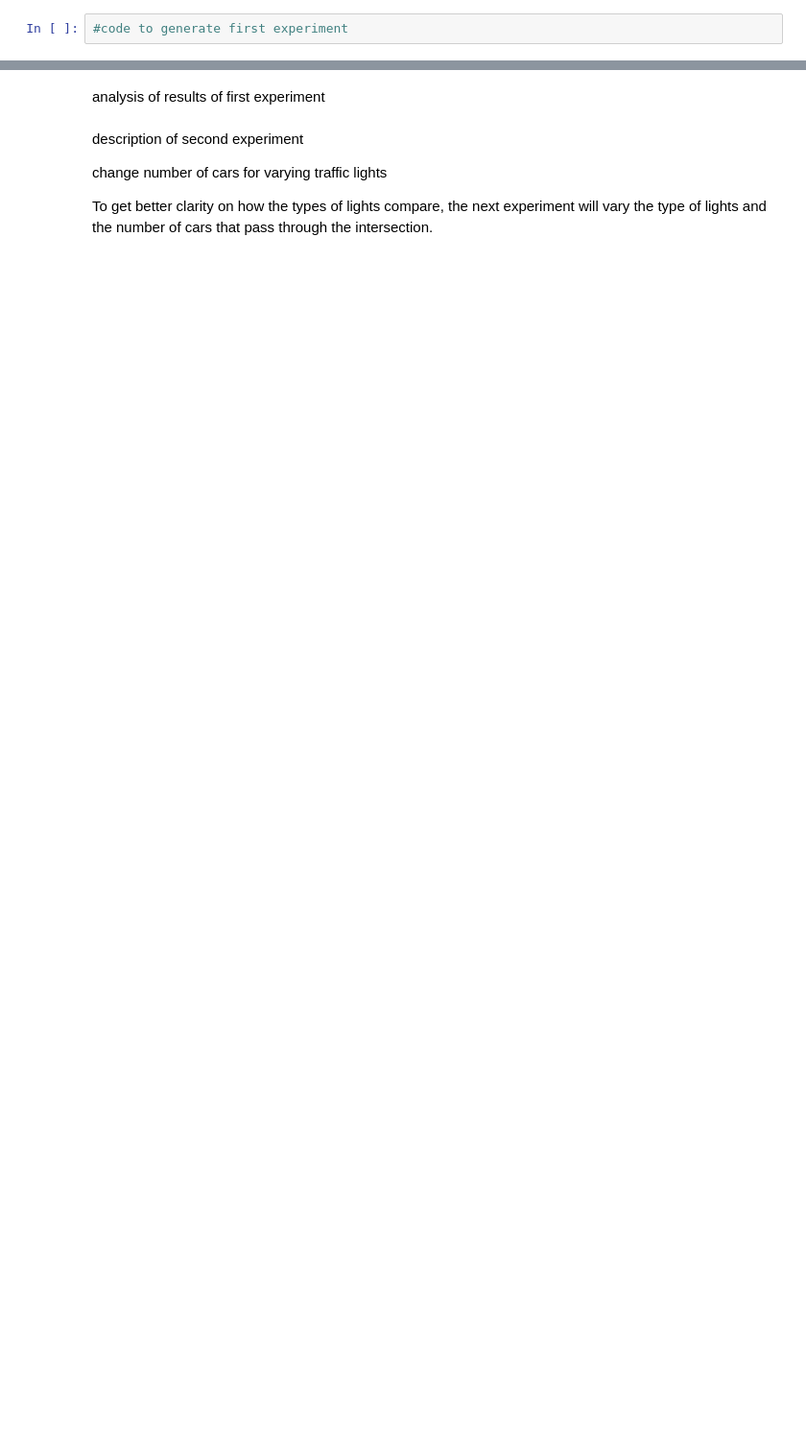
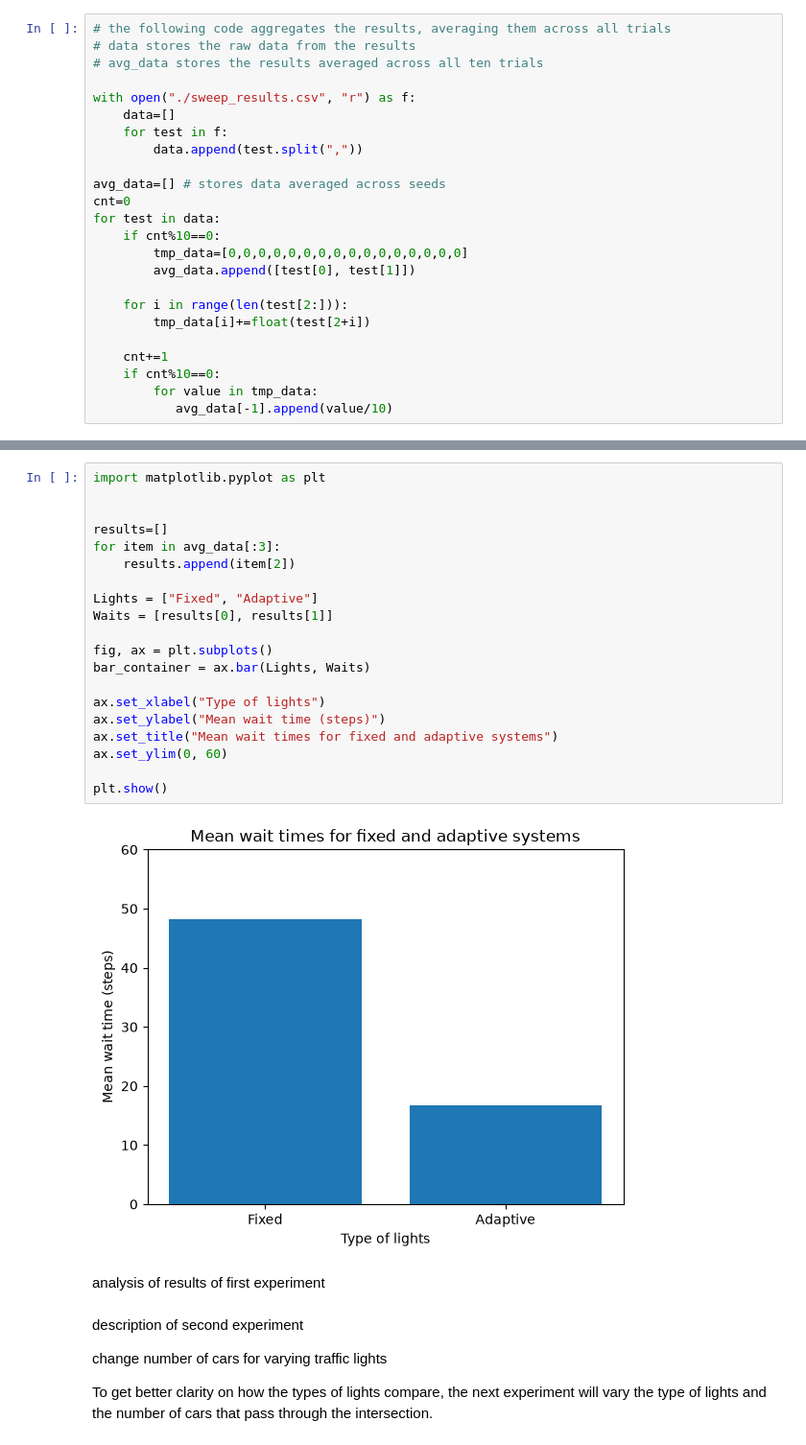
Before and after one commit to phattydumpling/CITS4403-Project, a Jupyter notebook: notebooks/Results/Analysis.ipynb, the cells around one changed output, grey strips where cells are left out. Shown at 96% size. Saved outputs shown, nothing was run; the diff lists cells and outputs as text; blank space fills up the shorter version.

Commit message:
added some experiments and graphs to analysis jupyter file. adjusted experiments and intersection files to accomodate.

```diff
--- a/notebooks/Results/Analysis.ipynb
+++ b/notebooks/Results/Analysis.ipynb
@@ -13,2 +9,24 @@ Our first experiment is a very basic one. Every variable will remain constant, e
 # %%
-#code to generate first experiment
+# the following code aggregates the results, averaging them across all trials
+# data stores the raw data from the results
+# avg_data stores the results averaged across all ten trials
+
+with open("./sweep_results.csv", "r") as f:
+    data=[]
+    for test in f:
+        data.append(test.split(","))
+
+avg_data=[] # stores data averaged across seeds
+cnt=0
+for test in data:
+    if cnt%10==0:
+        tmp_data=[0,0,0,0,0,0,0,0,0,0,0,0,0,0,0,0]
+        avg_data.append([test[0], test[1]])
+
+    for i in range(len(test[2:])):
+        tmp_data[i]+=float(test[2+i])
+
+    cnt+=1
+    if cnt%10==0:
+        for value in tmp_data:
+           avg_data[-1].append(value/10)
@@ -15,3 +39,25 @@ Our first experiment is a very basic one. Every variable will remain constant, e
+# %%
+import matplotlib.pyplot as plt
+
+
+results=[]
+for item in avg_data[:3]:
+    results.append(item[2])
+
+Lights = ["Fixed", "Adaptive"]
+Waits = [results[0], results[1]]
+
+fig, ax = plt.subplots()
+bar_container = ax.bar(Lights, Waits)
+
+ax.set_xlabel("Type of lights")
+ax.set_ylabel("Mean wait time (steps)")
+ax.set_title("Mean wait times for fixed and adaptive systems")
+ax.set_ylim(0, 60)
+
+plt.show()
+# %% [output]
+[figure, added]
 # %% [markdown]
 analysis of results of first experiment
 # %% [markdown]
```
Also changed, not shown: parts of 13 cells of this notebook, 5 other files.
